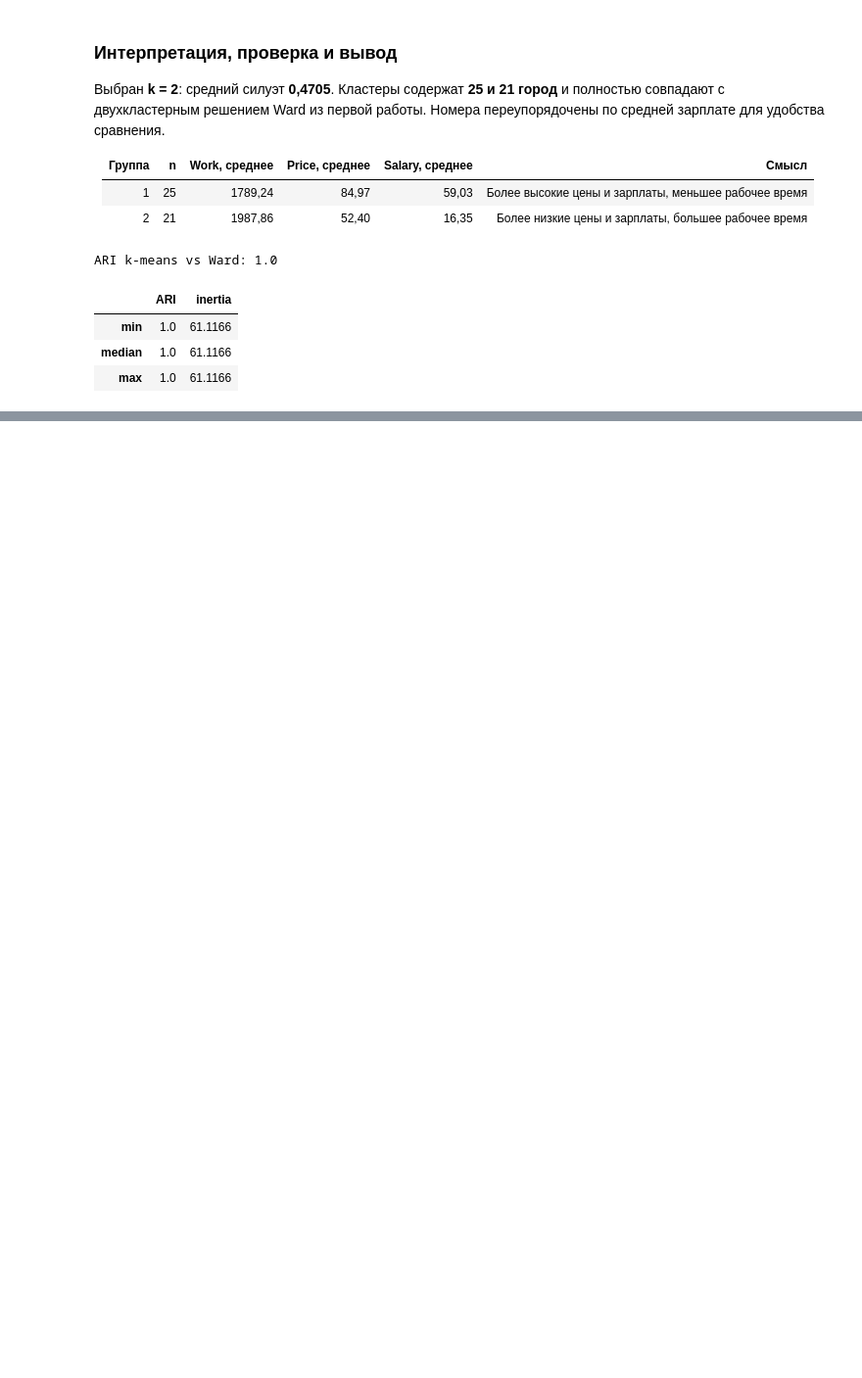
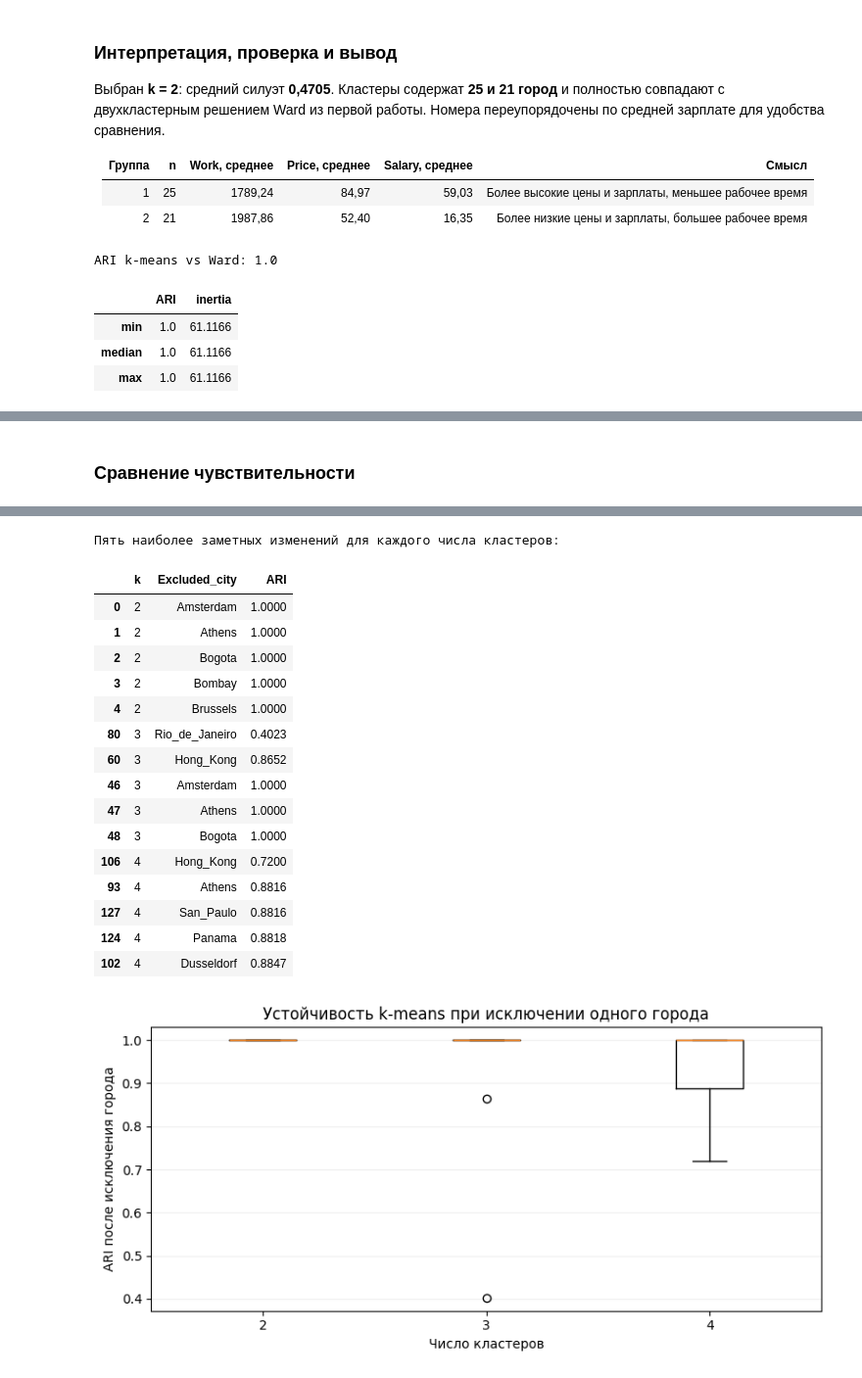
Before and after one commit to IvanManomenov/python_data_analytics, a Jupyter notebook: lab2/lab2_kmeans.ipynb, the cells around one changed output, grey strips where cells are left out. Shown at 98% size. Cells and saved outputs as stored; diff of their text form; code cells hidden in the pictures; blank space fills up the shorter version.

```diff
--- a/lab2/lab2_kmeans.ipynb
+++ b/lab2/lab2_kmeans.ipynb
@@ -160,0 +243,61 @@ ARI k-means vs Ward: 1.0
+# %% [markdown]
+### Сравнение чувствительности
+# %%
+# Проверяем отдельно зависимость от инициализации и от изменения данных.
+filled2 = raw2.copy()
+filled2[features2] = filled2[features2].fillna(filled2[features2].median())
+X_filled2 = StandardScaler().fit_transform(filled2[features2])
+comparison_rows2, loo_rows2, seed_rows2 = [], [], []
+for k in [2, 3, 4]:
+    baseline = km_models[k].labels_
+    ward_labels = cut_tree(linkage(X2, method='ward'), n_clusters=k).ravel()
+    for seed in range(30):
+        repeat = KMeans(n_clusters=k, n_init=50, random_state=seed).fit(X2)
+        seed_rows2.append({'k': k, 'seed': seed,
+                           'ARI': adjusted_rand_score(baseline, repeat.labels_)})
+
+    # При заполнении пропусков сравниваем назначения исходных 46 полных городов.
+    imputed_model = KMeans(n_clusters=k, n_init=50, random_state=42).fit(X_filled2)
+    imputed = filled2[['City']].assign(Imputed=imputed_model.labels_)
+    common = cities2[['City']].assign(Baseline=baseline).merge(imputed, on='City', validate='one_to_one')
+    imputation_ari = adjusted_rand_score(common.Baseline, common.Imputed)
+
+    current_loo = []
+    for i in range(len(cities2)):
+        mask = np.arange(len(cities2)) != i
+        Xi = StandardScaler().fit_transform(cities2.loc[mask, features2])
+        repeat = KMeans(n_clusters=k, n_init=50, random_state=42).fit(Xi)
+        ari = adjusted_rand_score(baseline[mask], repeat.labels_)
+        current_loo.append(ari)
+        loo_rows2.append({'k': k, 'Excluded_city': cities2.loc[i, 'City'], 'ARI': ari})
+    current_loo = np.array(current_loo)
+    seed_ari = [row['ARI'] for row in seed_rows2 if row['k'] == k]
+    comparison_rows2.append({
+        'k': k, 'Силуэт': silhouette_score(X2, baseline),
+        'ARI с Ward': adjusted_rand_score(baseline, ward_labels),
+        'Минимальный ARI при смене seed': min(seed_ari),
+        'ARI после заполнения': imputation_ari,
+        'Минимальный ARI при исключении': current_loo.min(),
+        'Медианный ARI при исключении': np.median(current_loo),
+        'Полных совпадений из 46': np.isclose(current_loo, 1).sum(),
+        'Город с минимальным ARI': ('Нет изменений' if np.isclose(current_loo, 1).all()
+                                  else cities2.loc[current_loo.argmin(), 'City'])})
+
+comparison2 = pd.DataFrame(comparison_rows2)
+loo2 = pd.DataFrame(loo_rows2)
+seeds2 = pd.DataFrame(seed_rows2)
+display(comparison2.round(4))
+print('Пять наиболее заметных изменений для каждого числа кластеров:')
+display(loo2.sort_values(['k', 'ARI', 'Excluded_city']).groupby('k').head(5).round(4))
+fig, ax = plt.subplots(figsize=(8, 4))
+ax.boxplot([loo2.loc[loo2.k.eq(k), 'ARI'] for k in [2, 3, 4]])
+ax.set(xticks=[1, 2, 3], xticklabels=['2', '3', '4'],
+       xlabel='Число кластеров', ylabel='ARI после исключения города',
+       title='Устойчивость k-means при исключении одного города')
+ax.grid(axis='y', alpha=.2)
+plt.tight_layout()
+plt.show()
+comparison2.to_csv('lab2_sensitivity_summary.csv', index=False, encoding='utf-8-sig')
+loo2.to_csv('lab2_sensitivity_leave_one_out.csv', index=False, encoding='utf-8-sig')
+seeds2.to_csv('lab2_sensitivity_seeds.csv', index=False, encoding='utf-8-sig')
+# %% [output]
@@ -160,0 +308,18 @@ ARI k-means vs Ward: 1.0
+Пять наиболее заметных изменений для каждого числа кластеров:
+|  | k | Excluded_city | ARI |
+| 0 | 2 | Amsterdam | 1.0000 |
+| 1 | 2 | Athens | 1.0000 |
+| 2 | 2 | Bogota | 1.0000 |
+| 3 | 2 | Bombay | 1.0000 |
+| 4 | 2 | Brussels | 1.0000 |
+| 80 | 3 | Rio_de_Janeiro | 0.4023 |
+| 60 | 3 | Hong_Kong | 0.8652 |
+| 46 | 3 | Amsterdam | 1.0000 |
+| 47 | 3 | Athens | 1.0000 |
+| 48 | 3 | Bogota | 1.0000 |
+| 106 | 4 | Hong_Kong | 0.7200 |
+| 93 | 4 | Athens | 0.8816 |
+| 127 | 4 | San_Paulo | 0.8816 |
+| 124 | 4 | Panama | 0.8818 |
+| 102 | 4 | Dusseldorf | 0.8847 |
+[figure, added]
```
Also changed, not shown: parts of 6 cells of this notebook.
